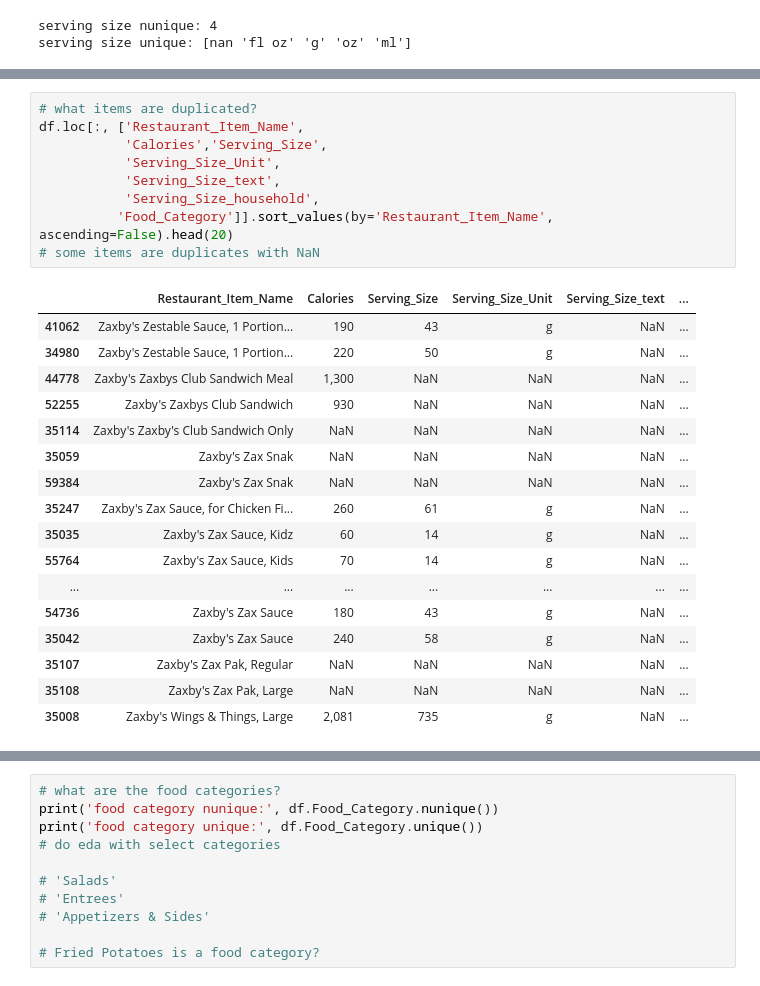
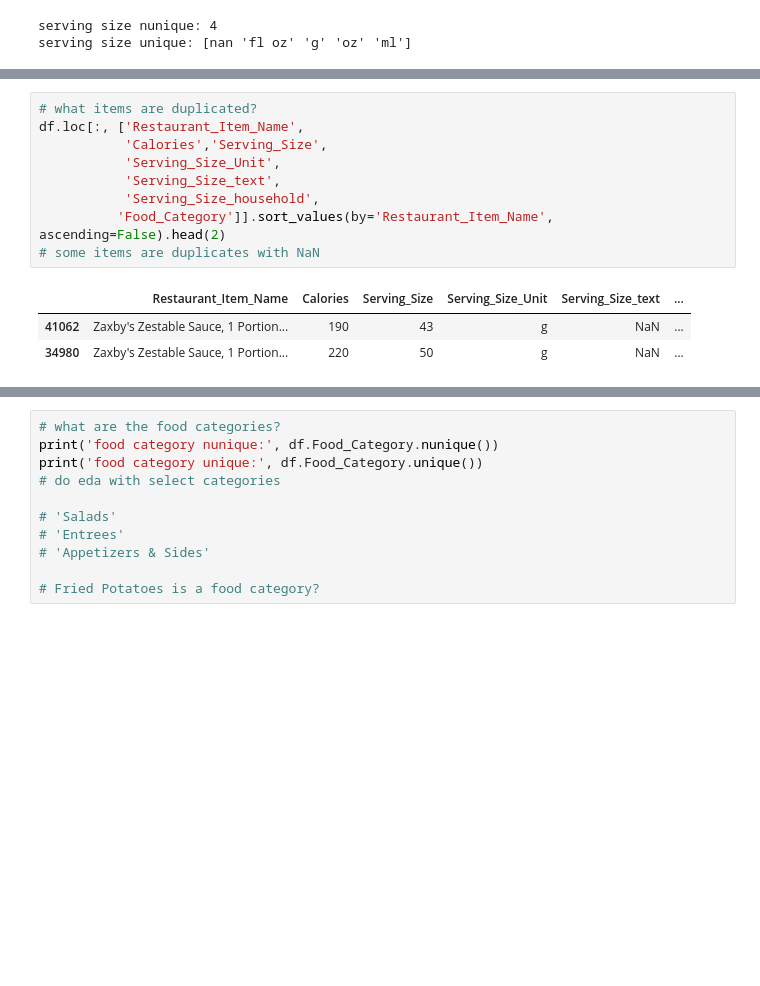
Before and after one commit to slp22/ds-ml-bootcamp, a Jupyter notebook: DOHMH_MenuStat_Historical.ipynb, the cells around one changed output, grey strips where cells are left out. Drawn from its saved outputs; the diff is of its cells as text; blank space fills up the shorter version.

```diff
--- a/DOHMH_MenuStat_Historical.ipynb
+++ b/DOHMH_MenuStat_Historical.ipynb
@@ -145,30 +116,16 @@ serving size household unique: [nan '1 Cup' '6 Stix' '12 Pretzels' '8 Pretzels'
 # %%
 # what items are duplicated?
 df.loc[:, ['Restaurant_Item_Name',
            'Calories','Serving_Size',
            'Serving_Size_Unit',
            'Serving_Size_text',
            'Serving_Size_household',
-          'Food_Category']].sort_values(by='Restaurant_Item_Name', ascending=False).head(20)
+          'Food_Category']].sort_values(by='Restaurant_Item_Name', ascending=False).head(2)
 # some items are duplicates with NaN
 # %% [output]
 |  | Restaurant_Item_Name | Calories | Serving_Size | Serving_Size_Unit | Serving_Size_text | ... |
 | 41062 | Zaxby's Zestable Sauce, 1 Portion... | 190 | 43 | g | NaN | ... |
 | 34980 | Zaxby's Zestable Sauce, 1 Portion... | 220 | 50 | g | NaN | ... |
-| 44778 | Zaxby's Zaxbys Club Sandwich Meal | 1,300 | NaN | NaN | NaN | ... |
-| 52255 | Zaxby's Zaxbys Club Sandwich | 930 | NaN | NaN | NaN | ... |
-| 35114 | Zaxby's Zaxby's Club Sandwich Only | NaN | NaN | NaN | NaN | ... |
-| 35059 | Zaxby's Zax Snak | NaN | NaN | NaN | NaN | ... |
-| 59384 | Zaxby's Zax Snak | NaN | NaN | NaN | NaN | ... |
-| 35247 | Zaxby's Zax Sauce, for Chicken Fi... | 260 | 61 | g | NaN | ... |
-| 35035 | Zaxby's Zax Sauce, Kidz | 60 | 14 | g | NaN | ... |
-| 55764 | Zaxby's Zax Sauce, Kids | 70 | 14 | g | NaN | ... |
-| ... | ... | ... | ... | ... | ... | ... |
-| 54736 | Zaxby's Zax Sauce | 180 | 43 | g | NaN | ... |
-| 35042 | Zaxby's Zax Sauce | 240 | 58 | g | NaN | ... |
-| 35107 | Zaxby's Zax Pak, Regular | NaN | NaN | NaN | NaN | ... |
-| 35108 | Zaxby's Zax Pak, Large | NaN | NaN | NaN | NaN | ... |
-| 35008 | Zaxby's Wings & Things, Large | 2,081 | 735 | g | NaN | ... |
 # %%
 # what are the food categories?
 df.loc[:, ['Restaurant_Item_Name',
```
Also changed, not shown: parts of 20 cells of this notebook.
